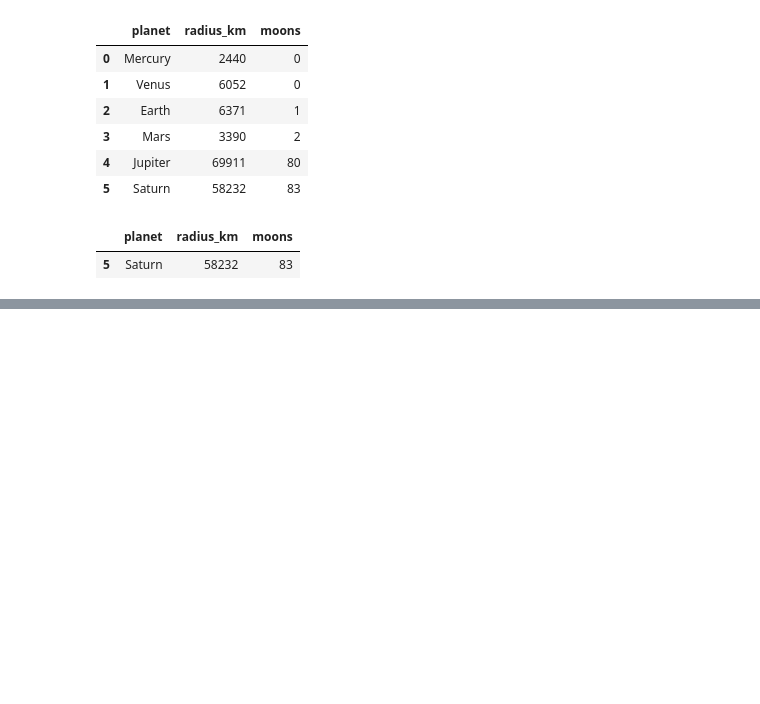
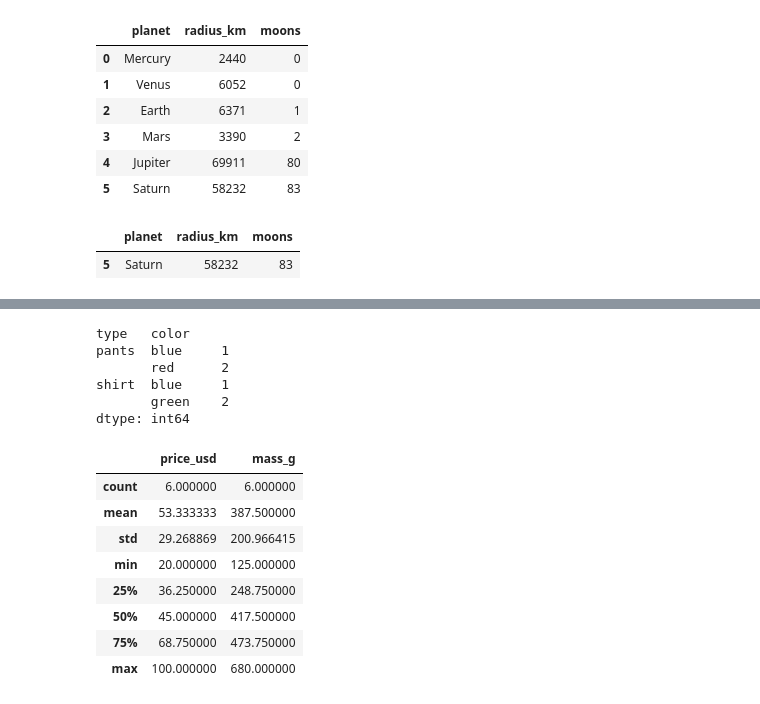
Before and after one commit to Champraise/-projects-get_started_with_python, a Jupyter notebook: workbook.ipynb, the cells around one changed output, grey strips where cells are left out. Drawn from its saved outputs; the diff is of its cells as text; code cells hidden in the pictures; blank space fills up the shorter version.

```diff
--- a/workbook.ipynb
+++ b/workbook.ipynb
@@ -174,0 +226,21 @@ df[mask]
+# %%
+clothes.groupby(['type', 'color']).size()
+# %% [output]
+type   color
+pants  blue     1
+       red      2
+shirt  blue     1
+       green    2
+dtype: int64
+# %%
+clothes.describe()
+# %% [output]
+|  | price_usd | mass_g |
+| count | 6.000000 | 6.000000 |
+| mean | 53.333333 | 387.500000 |
+| std | 29.268869 | 200.966415 |
+| min | 20.000000 | 125.000000 |
+| 25% | 36.250000 | 248.750000 |
+| 50% | 45.000000 | 417.500000 |
+| 75% | 68.750000 | 473.750000 |
+| max | 100.000000 | 680.000000 |
```
Also changed, not shown: parts of 9 cells of this notebook.
